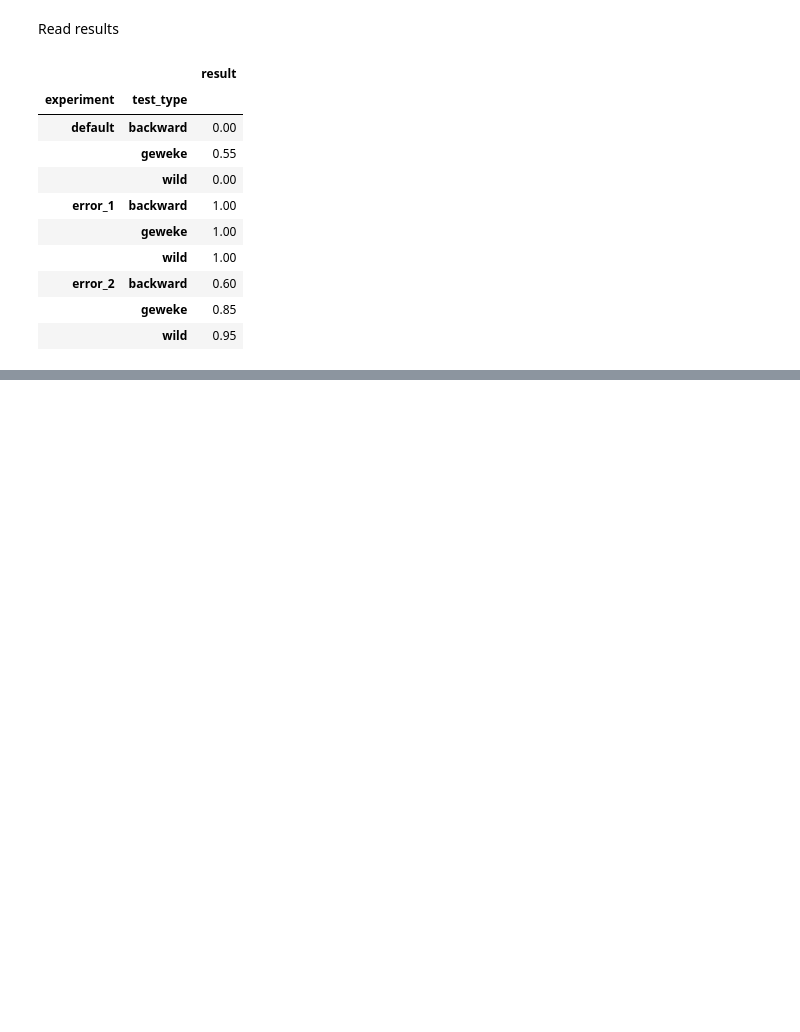
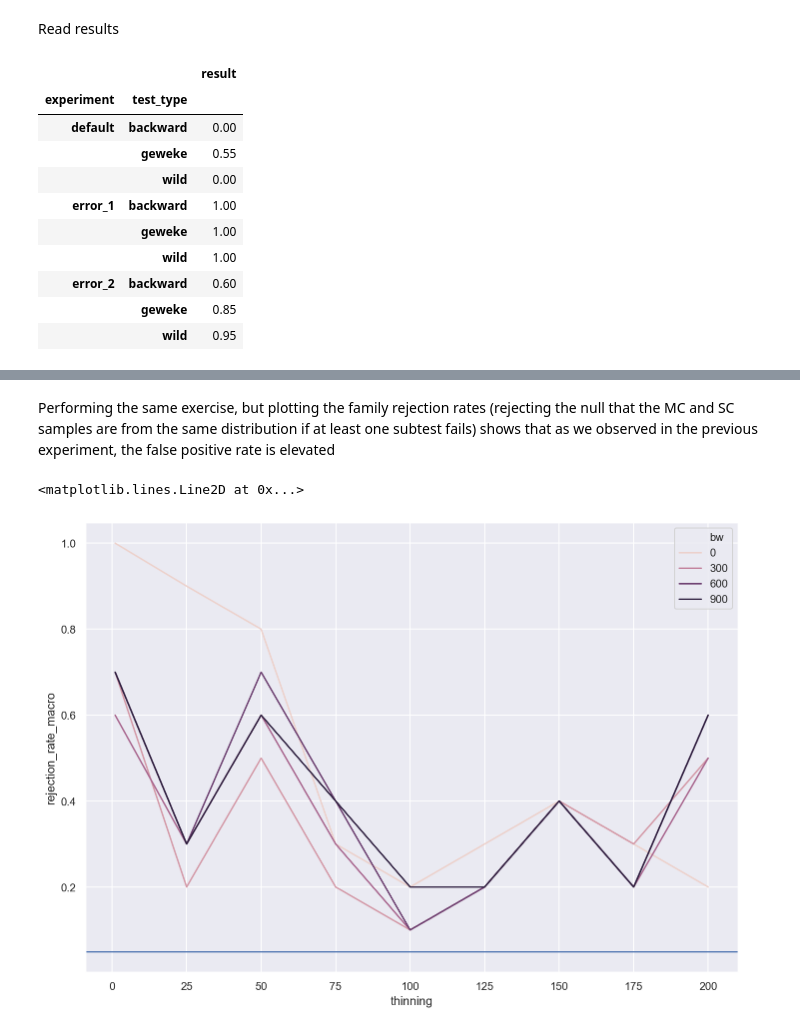
Before and after one commit to awjiang/mcmc-joint-tests, a Jupyter notebook: BayesianLassoDemo.ipynb, the cells around one changed output, grey strips where cells are left out. Drawn from its saved outputs; the diff is of its cells as text; code cells hidden in the pictures; blank space fills up the shorter version.

```diff
--- a/BayesianLassoDemo.ipynb
+++ b/BayesianLassoDemo.ipynb
@@ -724,0 +486,8 @@ df_results
+# %% [markdown]
+Performing the same exercise, but plotting the family rejection rates (rejecting the null that the MC and SC samples are from the same distribution if at least one subtest fails) shows that as we observed in the previous experiment, the false positive rate is elevated
+# %%
+rr_plot = sns.lineplot(data=df_results, x='thinning', y='rejection_rate_macro', hue='bw')
+rr_plot.axhline(0.05)
+# %% [output]
+<matplotlib.lines.Line2D at 0x...>
+[figure, added]
```
Also changed, not shown: parts of 38 cells of this notebook, 4 other files.
